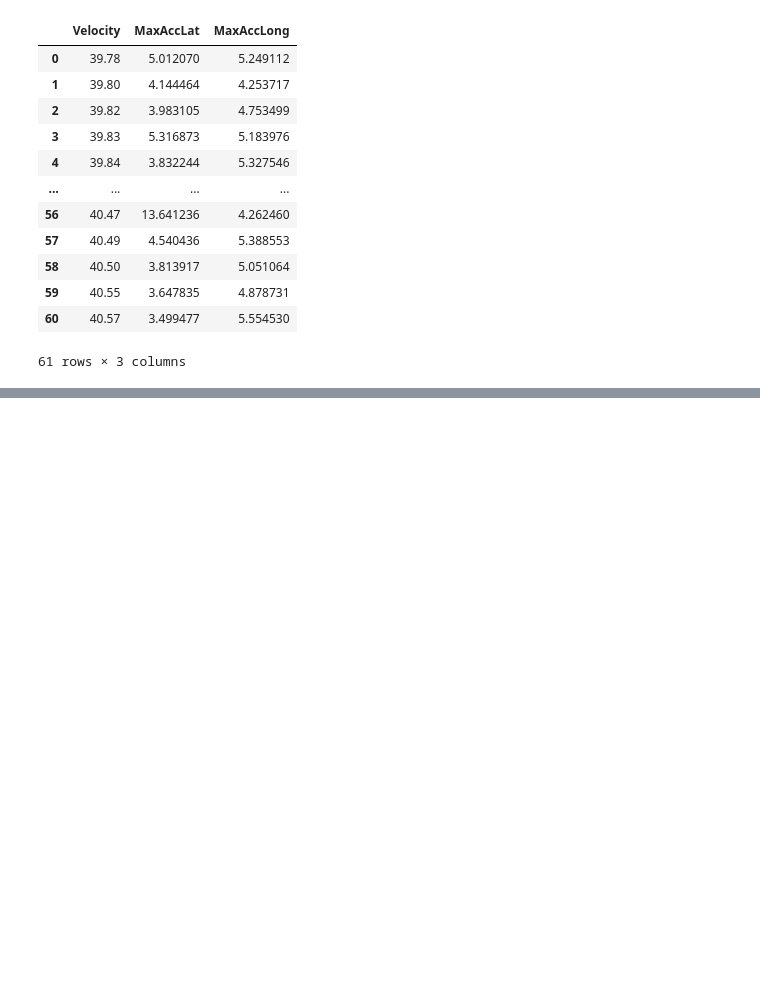
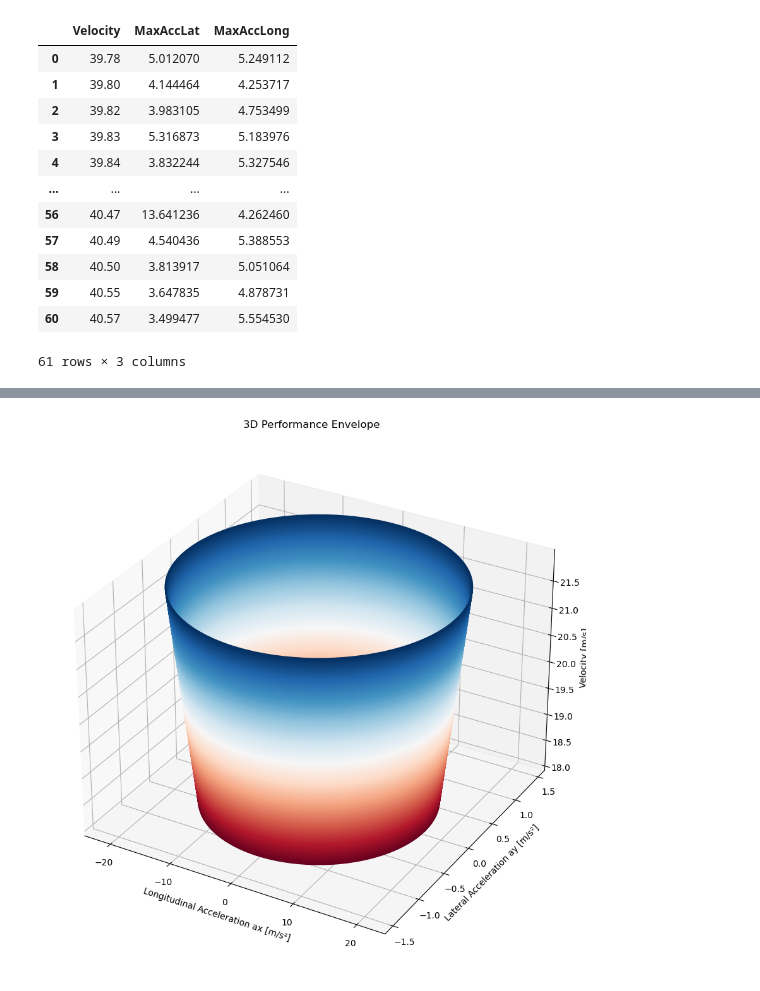
Before and after one commit to Formula-Electric-Berkeley/FEBSim, a Jupyter notebook: GGV.ipynb, the cells around one changed output, grey strips where cells are left out. Drawn from its saved outputs; the diff is of its cells as text; code cells hidden in the pictures; blank space fills up the shorter version.

```diff
--- a/GGV.ipynb
+++ b/GGV.ipynb
@@ -338,0 +525,39 @@ plot_acceleration_ellipse(df_joined, 39.78)  # Change 30 to your specific veloci
+# %%
+import matplotlib.pyplot as plt
+from mpl_toolkits.mplot3d import Axes3D
+import numpy as np
+import matplotlib.cm as cm
+
+# Intersect the keys (velocities) in both dictionaries
+common_velocities = sorted(set(longitudinal_results_dict).intersection(lateral_results_dict))
+
+# Setup the figure and axes for 3D plotting
+fig = plt.figure(figsize=(11, 11))
+ax = fig.add_subplot(111, projection='3d')
+
+# Loop over each common velocity and create an ellipse
+for i, velocity in enumerate(common_velocities):
+    ax_max = longitudinal_results_dict[velocity]  # Longitudinal acceleration
+    ay_max = lateral_results_dict[velocity]   # Lateral acceleration
+
+    # Ellipse parameters for the ax and ay accelerations
+    theta = np.linspace(0, 2 * np.pi, 100)
+    ax_ellipse = ax_max * np.cos(theta)
+    ay_ellipse = ay_max * np.sin(theta)
+
+    # Define color based on velocity (gradient from red to blue)
+    color = cm.RdBu(i / len(common_velocities))
+
+    # Plot the ellipse for this velocity, centered at 0
+    ax.plot(ax_ellipse, ay_ellipse, zs=velocity, zdir='z', color=color)
+
+# Set labels and title
+ax.set_xlabel('Longitudinal Acceleration ax [m/s²]')
+ax.set_ylabel('Lateral Acceleration ay [m/s²]')
+ax.set_zlabel('Velocity [m/s]')
+ax.set_title('3D Performance Envelope')
+
+# Show plot
+plt.show()
+# %% [output]
+[figure, added]
```
Also changed, not shown: parts of 9 cells of this notebook, 3 other files.
